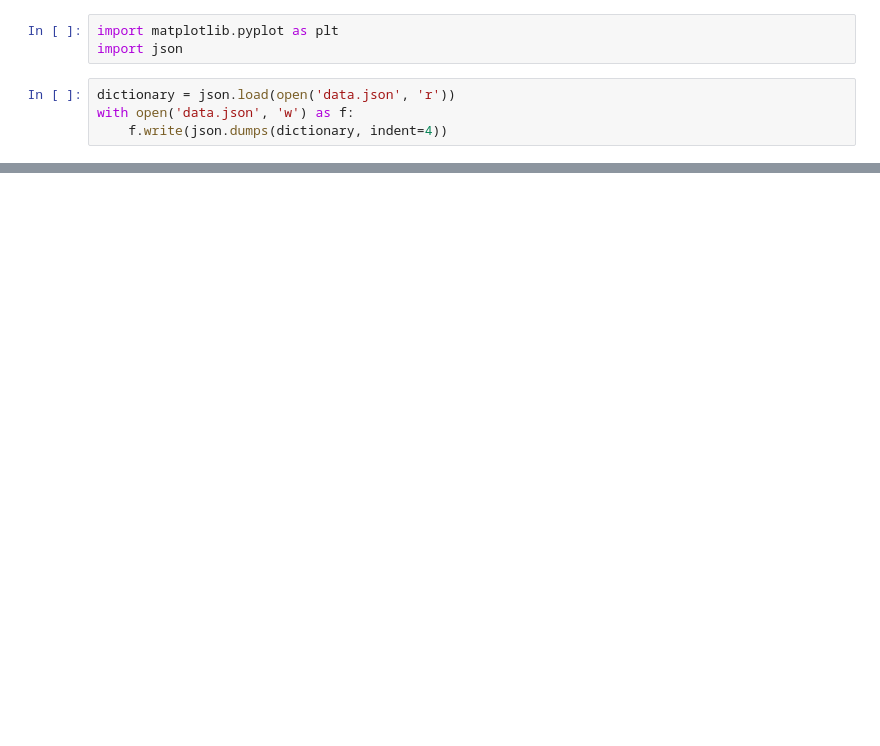
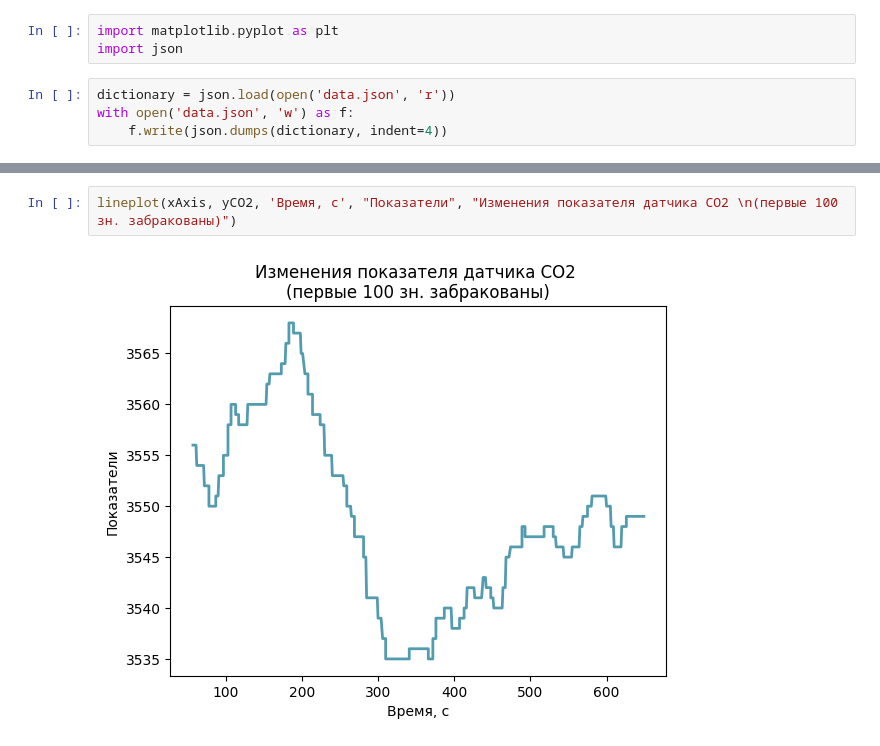
Before and after one commit to tokuseiHagane/IoT-practice, a Jupyter notebook: prac8/main.ipynb, the cells around one changed output, grey strips where cells are left out. Drawn from its saved outputs; the diff is of its cells as text; blank space fills up the shorter version.

```diff
--- a/prac8/main.ipynb
+++ b/prac8/main.ipynb
@@ -40,0 +51,4 @@ make_graph_simple(xAxis, yIlluminance, 'Sound Level')
+# %%
+lineplot(xAxis, yCO2, 'Время, c', "Показатели", "Изменения показателя датчика СО2 \n(первые 100 зн. забракованы)")
+# %% [output]
+[figure, added]
```
Also changed, not shown: parts of 11 cells of this notebook, 5 other files.
